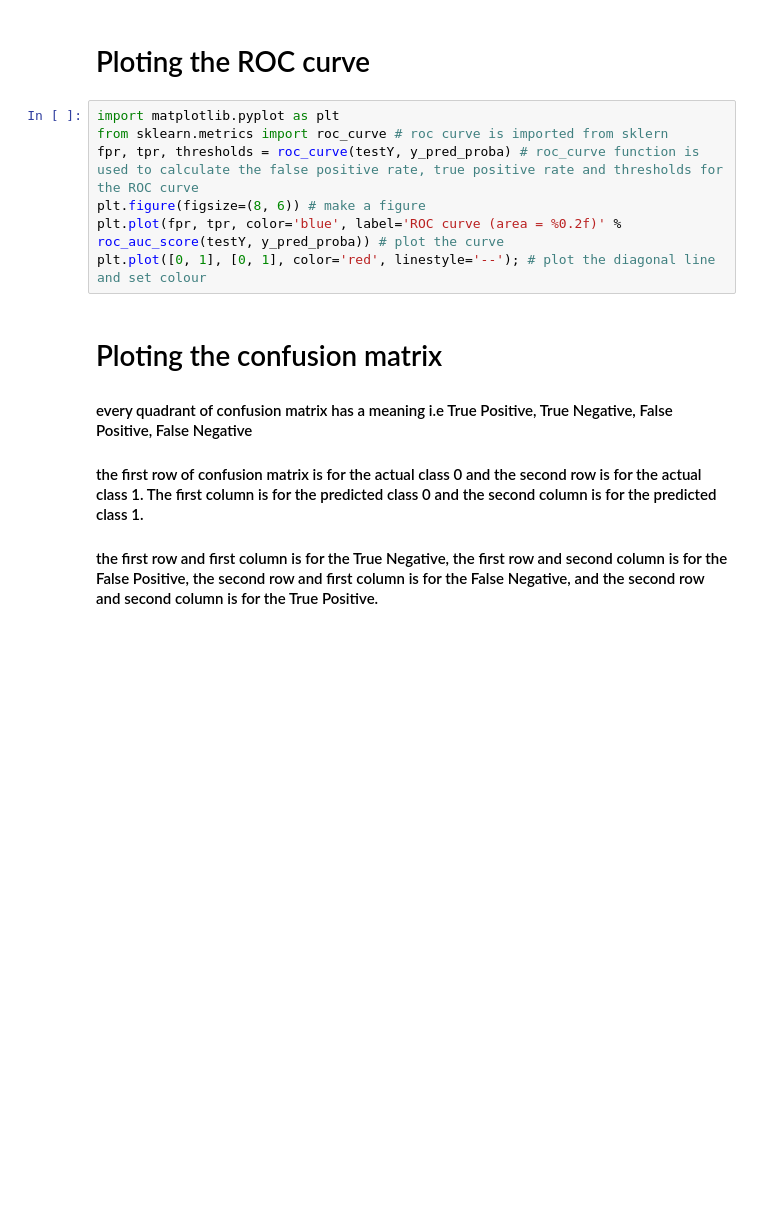
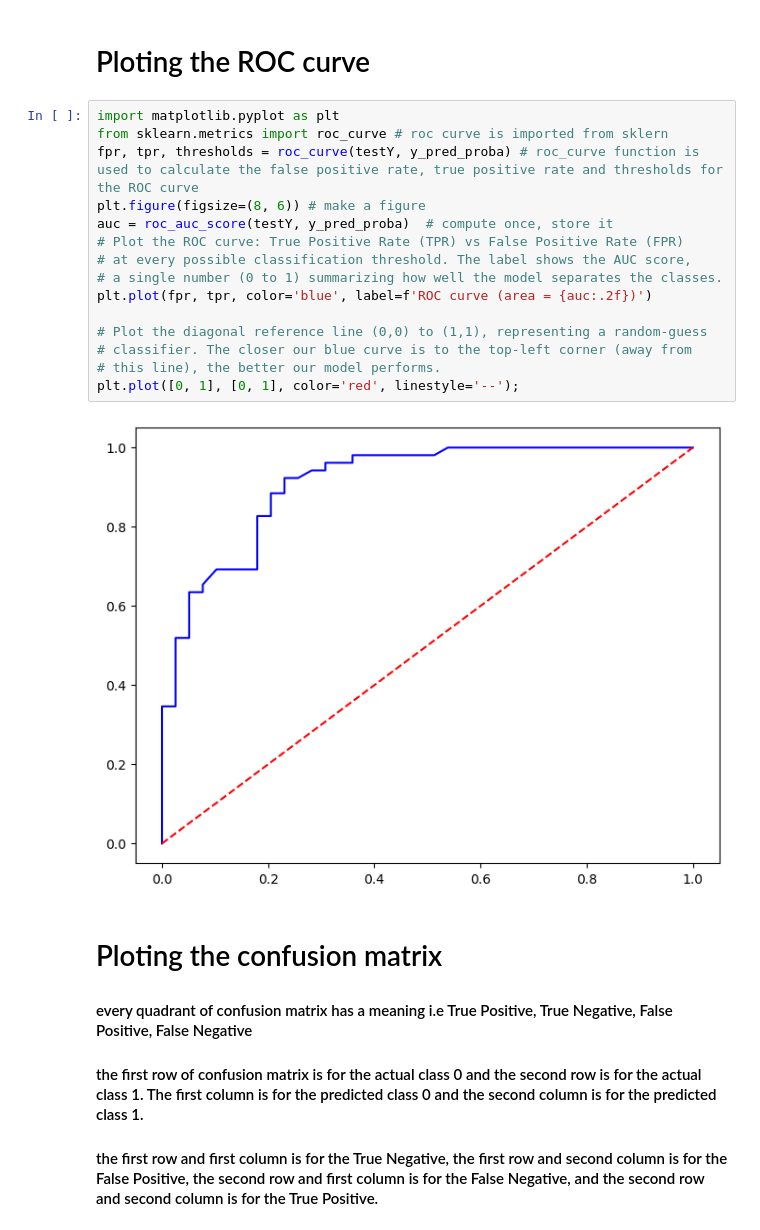
Before and after one commit to anasobaidrahman/JupyterProject1, a Jupyter notebook: practice_file/scikit-learn.ipynb, the cells around one changed output. Cells and saved outputs as stored; diff of their text form; blank space fills up the shorter version.

```diff
--- a/practice_file/scikit-learn.ipynb
+++ b/practice_file/scikit-learn.ipynb
@@ -81,10 +135,20 @@ print("AUC score:", roc_auc_score(testY, y_pred_proba))
 # %%
 import matplotlib.pyplot as plt
 from sklearn.metrics import roc_curve # roc curve is imported from sklern
 fpr, tpr, thresholds = roc_curve(testY, y_pred_proba) # roc_curve function is used to calculate the false positive rate, true positive rate and thresholds for the ROC curve
 plt.figure(figsize=(8, 6)) # make a figure
-plt.plot(fpr, tpr, color='blue', label='ROC curve (area = %0.2f)' % roc_auc_score(testY, y_pred_proba)) # plot the curve
-plt.plot([0, 1], [0, 1], color='red', linestyle='--'); # plot the diagonal line and set colour
+auc = roc_auc_score(testY, y_pred_proba)  # compute once, store it
+# Plot the ROC curve: True Positive Rate (TPR) vs False Positive Rate (FPR)
+# at every possible classification threshold. The label shows the AUC score,
+# a single number (0 to 1) summarizing how well the model separates the classes.
+plt.plot(fpr, tpr, color='blue', label=f'ROC curve (area = {auc:.2f})')
+
+# Plot the diagonal reference line (0,0) to (1,1), representing a random-guess
+# classifier. The closer our blue curve is to the top-left corner (away from
+# this line), the better our model performs.
+plt.plot([0, 1], [0, 1], color='red', linestyle='--');
+# %% [output]
+[figure, added]
 # %% [markdown]
 # Ploting the confusion matrix
 #### every quadrant of confusion matrix has a meaning i.e True Positive, True Negative, False Positive, False Negative
```
Also changed, not shown: parts of 14 cells of this notebook, 1 other file.
